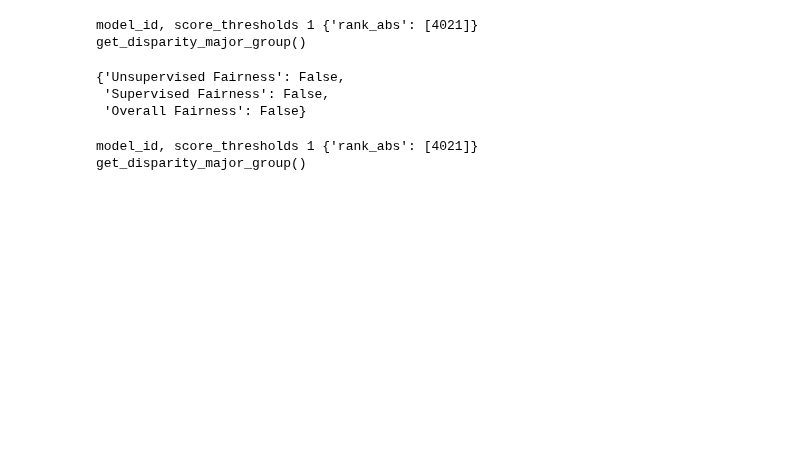
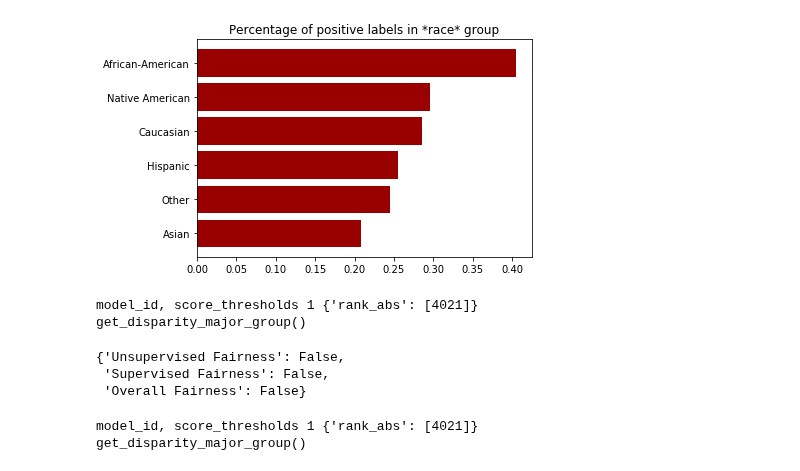
Before and after one commit to SanGreel/noble-model-audit, a Jupyter notebook: bias/script_usage_example.ipynb, the cells around one changed output. Cells and saved outputs as stored; diff of their text form; code cells hidden in the pictures; blank space fills up the shorter version.

```diff
--- a/bias/script_usage_example.ipynb
+++ b/bias/script_usage_example.ipynb
@@ -28,3 +36,7 @@ pp.pprint(res)
+# %%
+x.plot_dataset_bias(res, 'race')
+# %% [output]
+[figure, added]
 # %%
 x.get_model_fairness(level='model')
 # %% [output]
```
Also changed, not shown: parts of 3 cells of this notebook, 1 other file.
